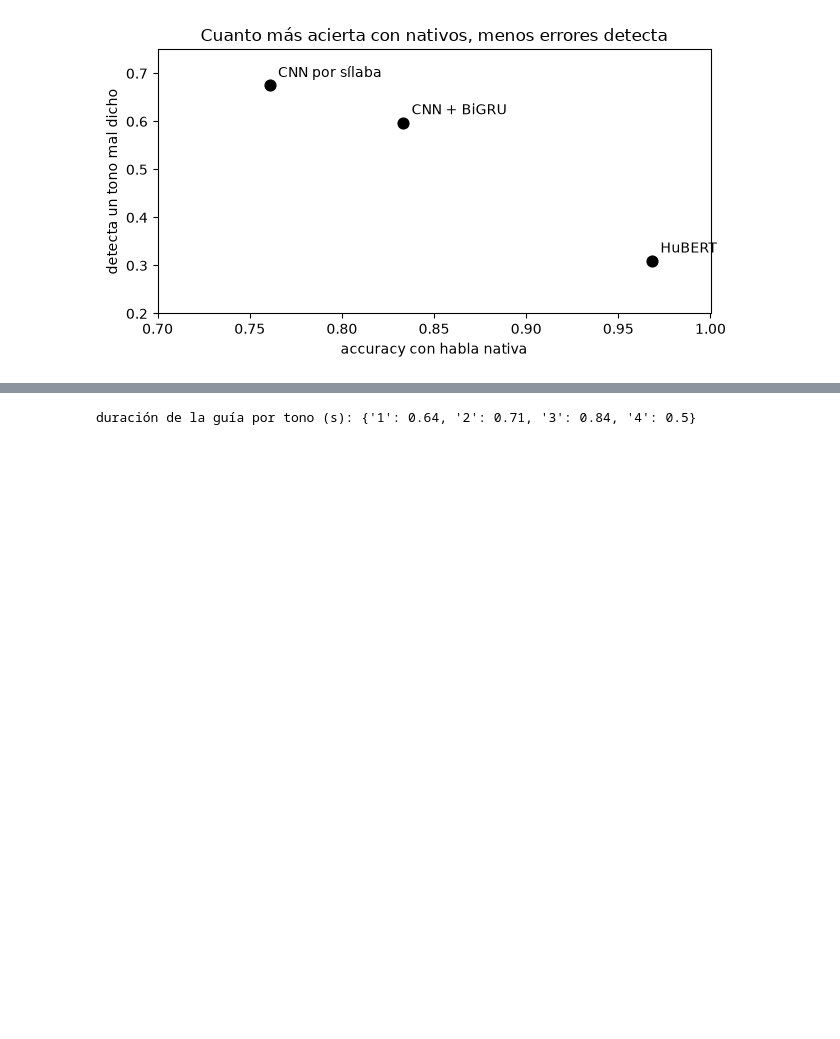
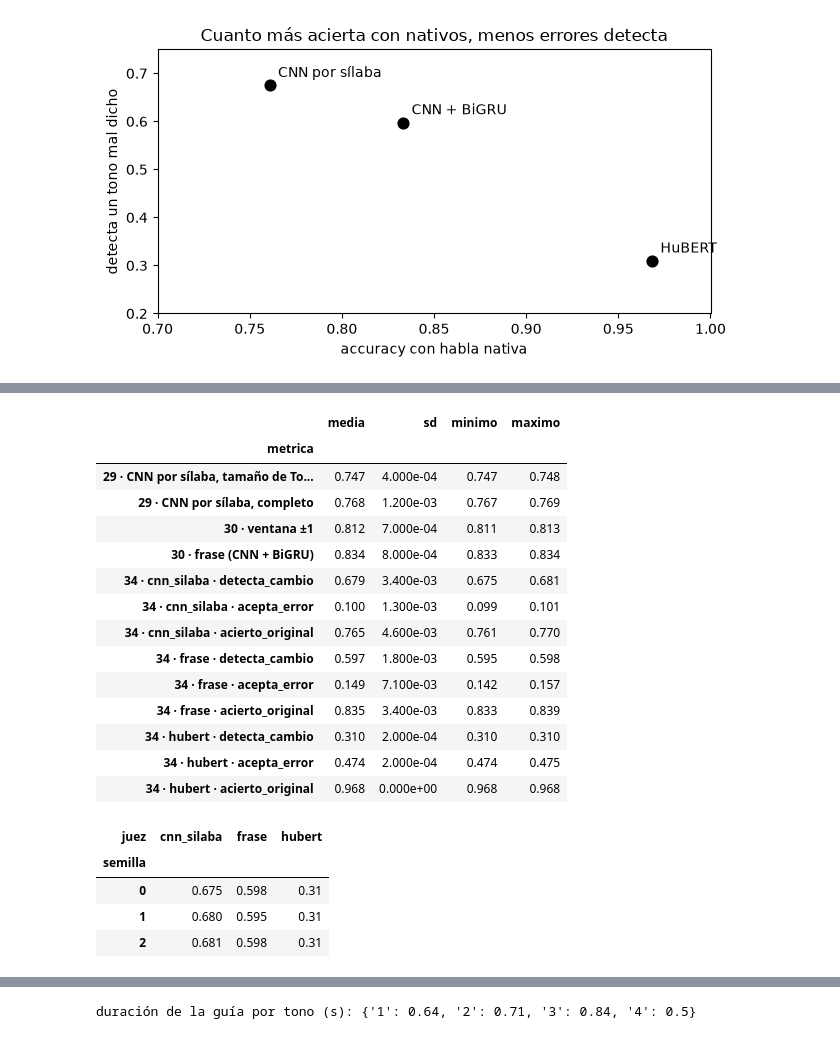
Before and after one commit to marinaxiuping/entrenador-tonos, a Jupyter notebook: notebooks/02_escalera_dominio.ipynb, the cells around one changed output, grey strips where cells are left out. Saved outputs shown, nothing was run; the diff lists cells and outputs as text; code cells hidden in the pictures; blank space fills up the shorter version.

```diff
--- a/notebooks/02_escalera_dominio.ipynb
+++ b/notebooks/02_escalera_dominio.ipynb
@@ -392,0 +413,27 @@ Se verificó capturando el audio en Edge y midiendo su F0 con Praat (18 de novie
+# %%
+seeds = pd.read_csv(OUT / "semillas" / "resumen.csv").set_index("metrica")
+display(seeds)
+by_seed = pd.read_csv(OUT / "semillas" / "semillas.csv")
+detection = by_seed[by_seed.metrica.str.endswith("detecta_cambio")].assign(juez=lambda d: d.metrica.str.split(" · ").str[1])
+detection.pivot(index="semilla", columns="juez", values="valor")[["cnn_silaba", "frase", "hubert"]]
+# %% [output]
+|  | media | sd | minimo | maximo |
+| metrica |  |  |  |  |
+| 29 · CNN por sílaba, tamaño de To... | 0.747 | 4.000e-04 | 0.747 | 0.748 |
+| 29 · CNN por sílaba, completo | 0.768 | 1.200e-03 | 0.767 | 0.769 |
+| 30 · ventana ±1 | 0.812 | 7.000e-04 | 0.811 | 0.813 |
+| 30 · frase (CNN + BiGRU) | 0.834 | 8.000e-04 | 0.833 | 0.834 |
+| 34 · cnn_silaba · detecta_cambio | 0.679 | 3.400e-03 | 0.675 | 0.681 |
+| 34 · cnn_silaba · acepta_error | 0.100 | 1.300e-03 | 0.099 | 0.101 |
+| 34 · cnn_silaba · acierto_original | 0.765 | 4.600e-03 | 0.761 | 0.770 |
+| 34 · frase · detecta_cambio | 0.597 | 1.800e-03 | 0.595 | 0.598 |
+| 34 · frase · acepta_error | 0.149 | 7.100e-03 | 0.142 | 0.157 |
+| 34 · frase · acierto_original | 0.835 | 3.400e-03 | 0.833 | 0.839 |
+| 34 · hubert · detecta_cambio | 0.310 | 2.000e-04 | 0.310 | 0.310 |
+| 34 · hubert · acepta_error | 0.474 | 2.000e-04 | 0.474 | 0.475 |
+| 34 · hubert · acierto_original | 0.968 | 0.000e+00 | 0.968 | 0.968 |
+| juez | cnn_silaba | frase | hubert |
+| semilla |  |  |  |
+| 0 | 0.675 | 0.598 | 0.31 |
+| 1 | 0.680 | 0.595 | 0.31 |
+| 2 | 0.681 | 0.598 | 0.31 |
```
Also changed, not shown: parts of 8 cells of this notebook, 53 other files.
